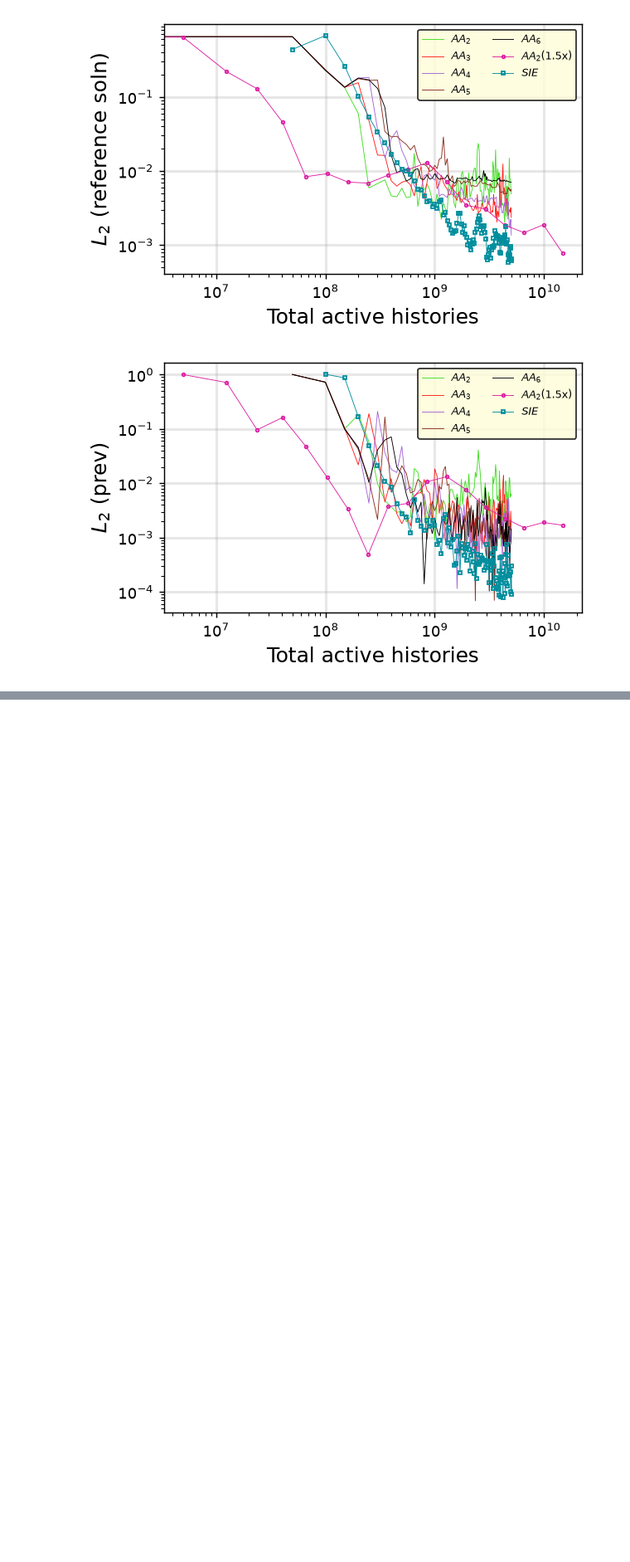
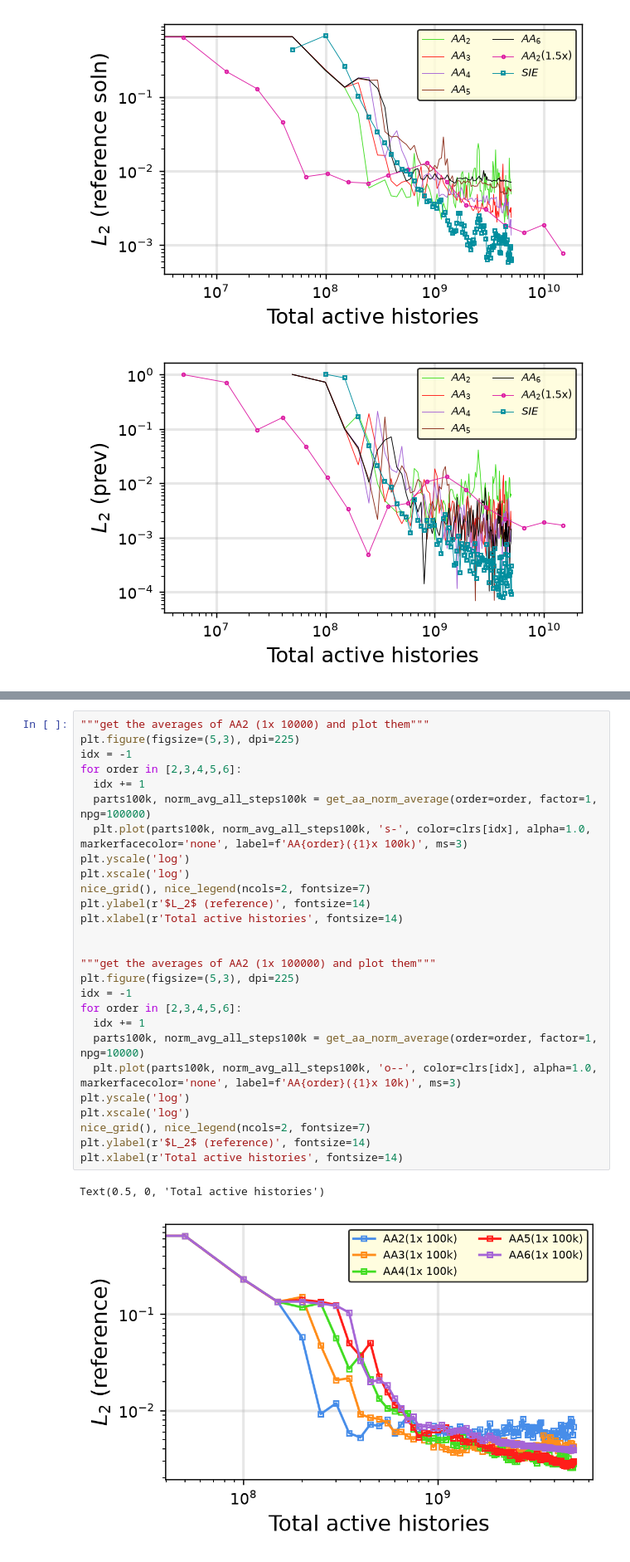
Before and after one commit to jfaulkner31/MonteCarloXenon, a Jupyter notebook: CustomSchemesAnalysis/SIE_Scheme/analysis.ipynb, the cells around one changed output, grey strips where cells are left out. Shown at 83% size. Saved outputs shown, nothing was run; the diff lists cells and outputs as text; blank space fills up the shorter version.

```diff
--- a/CustomSchemesAnalysis/SIE_Scheme/analysis.ipynb
+++ b/CustomSchemesAnalysis/SIE_Scheme/analysis.ipynb
@@ -516,0 +692,30 @@ aaScaling.fx[325].__len__()
+# %%
+"""get the averages of AA2 (1x 10000) and plot them"""
+plt.figure(figsize=(5,3), dpi=225)
+idx = -1
+for order in [2,3,4,5,6]:
+  idx += 1
+  parts100k, norm_avg_all_steps100k = get_aa_norm_average(order=order, factor=1, npg=100000)
+  plt.plot(parts100k, norm_avg_all_steps100k, 's-', color=clrs[idx], alpha=1.0, markerfacecolor='none', label=f'AA{order}({1}x 100k)', ms=3)
+plt.yscale('log')
+plt.xscale('log')
+nice_grid(), nice_legend(ncols=2, fontsize=7)
+plt.ylabel(r'$L_2$ (reference)', fontsize=14)
+plt.xlabel(r'Total active histories', fontsize=14)
+
+
+"""get the averages of AA2 (1x 100000) and plot them"""
+plt.figure(figsize=(5,3), dpi=225)
+idx = -1
+for order in [2,3,4,5,6]:
+  idx += 1
+  parts100k, norm_avg_all_steps100k = get_aa_norm_average(order=order, factor=1, npg=10000)
+  plt.plot(parts100k, norm_avg_all_steps100k, 'o--', color=clrs[idx], alpha=1.0, markerfacecolor='none', label=f'AA{order}({1}x 10k)', ms=3)
+plt.yscale('log')
+plt.xscale('log')
+nice_grid(), nice_legend(ncols=2, fontsize=7)
+plt.ylabel(r'$L_2$ (reference)', fontsize=14)
+plt.xlabel(r'Total active histories', fontsize=14)
+# %% [output]
+Text(0.5, 0, 'Total active histories')
+[figure, added]
```
Also changed, not shown: parts of 25 cells of this notebook, 2 other files.
